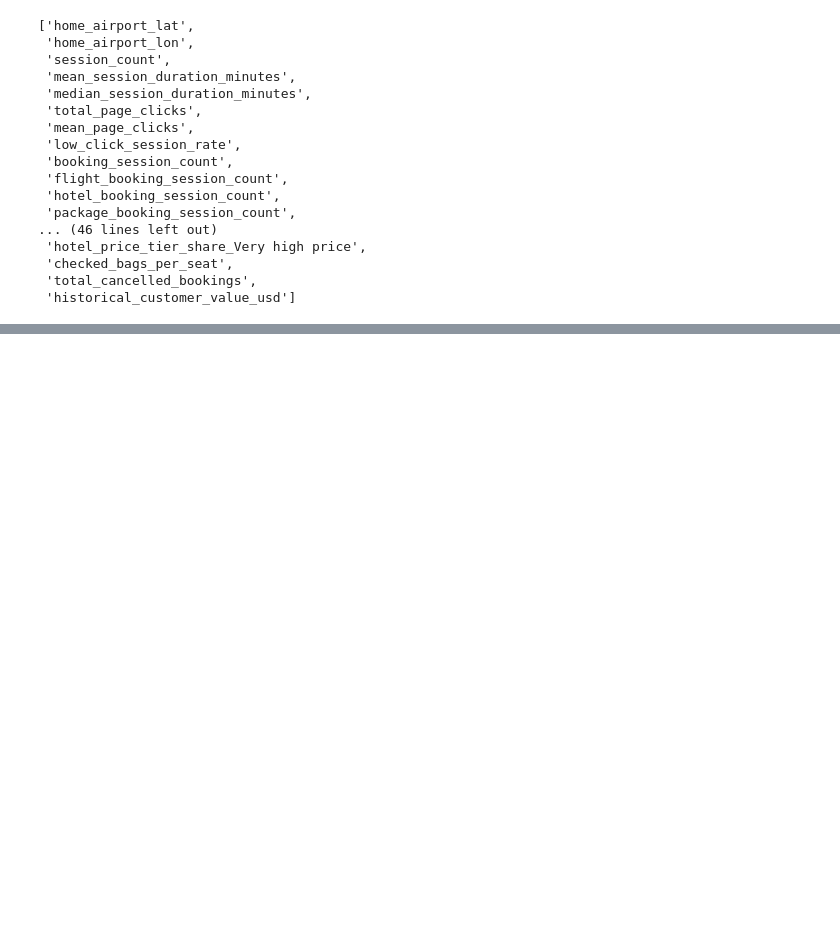
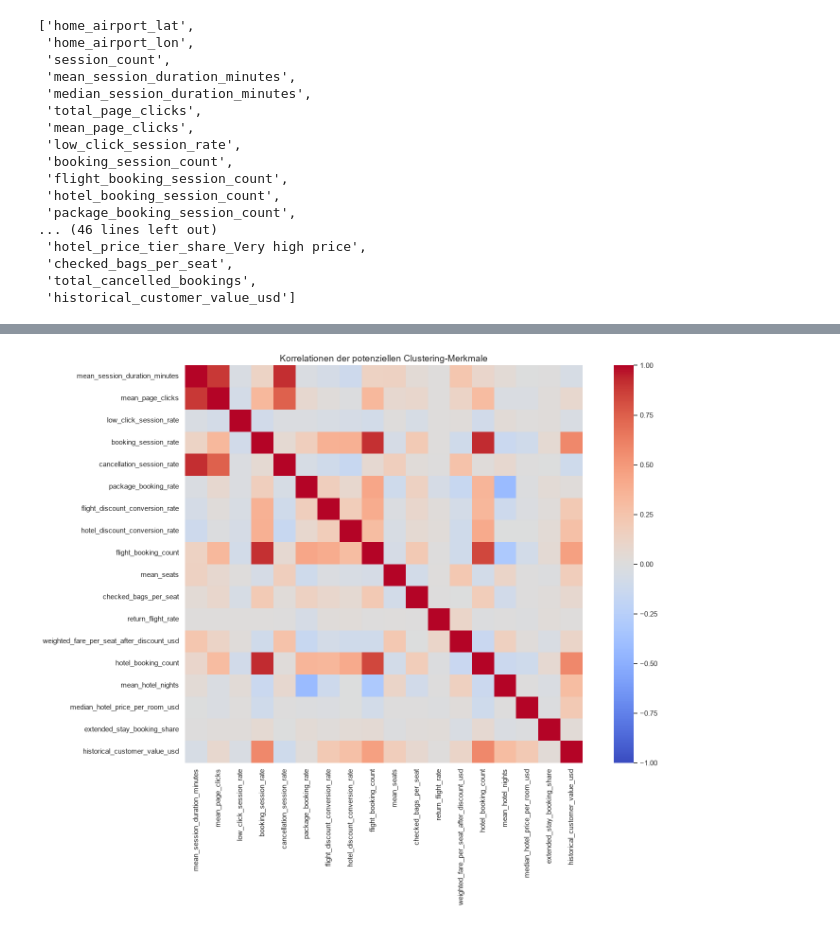
Before and after one commit to norawinkler/traveltide-customer-segmentation, a Jupyter notebook: notebooks/03_customer_segmentation.ipynb, the cells around one changed output, grey strips where cells are left out. Saved outputs shown, nothing was run; the diff lists cells and outputs as text; code cells hidden in the pictures; blank space fills up the shorter version.

```diff
--- a/notebooks/03_customer_segmentation.ipynb
+++ b/notebooks/03_customer_segmentation.ipynb
@@ -270,0 +325,11 @@ Mögliche Verhaltensmerkmale:
+# %%
+# Arbeitstabelle für die weitere Merkmalsprüfung erstellen
+
+clustering_candidates = (
+    customer_features[
+        ["user_id"] + clustering_feature_candidates
+    ]
+    .copy()
+)
+
+display(clustering_candidates.head())
@@ -270,0 +432,30 @@ Mögliche Verhaltensmerkmale:
+# %%
+# Korrelationsmatrix der vorausgewählten Merkmale
+
+correlation_matrix = (
+    clustering_candidates[
+        clustering_feature_candidates
+    ]
+    .corr()
+)
+
+plt.figure(figsize=(16, 12))
+
+sns.heatmap(
+    correlation_matrix,
+    cmap="coolwarm",
+    center=0,
+    vmin=-1,
+    vmax=1,
+    square=True
+)
+
+plt.title(
+    "Korrelationen der potenziellen Clustering-Merkmale",
+    fontsize=14
+)
+
+plt.tight_layout()
+plt.show()
+# %% [output]
+[figure, added]
```
Also changed, not shown: parts of 7 cells of this notebook.
